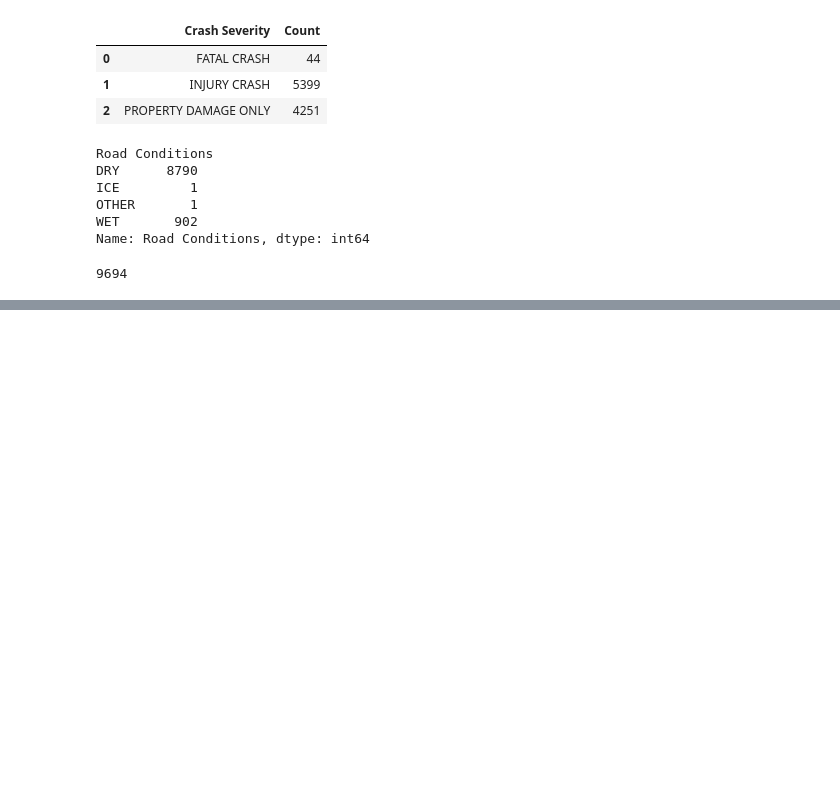
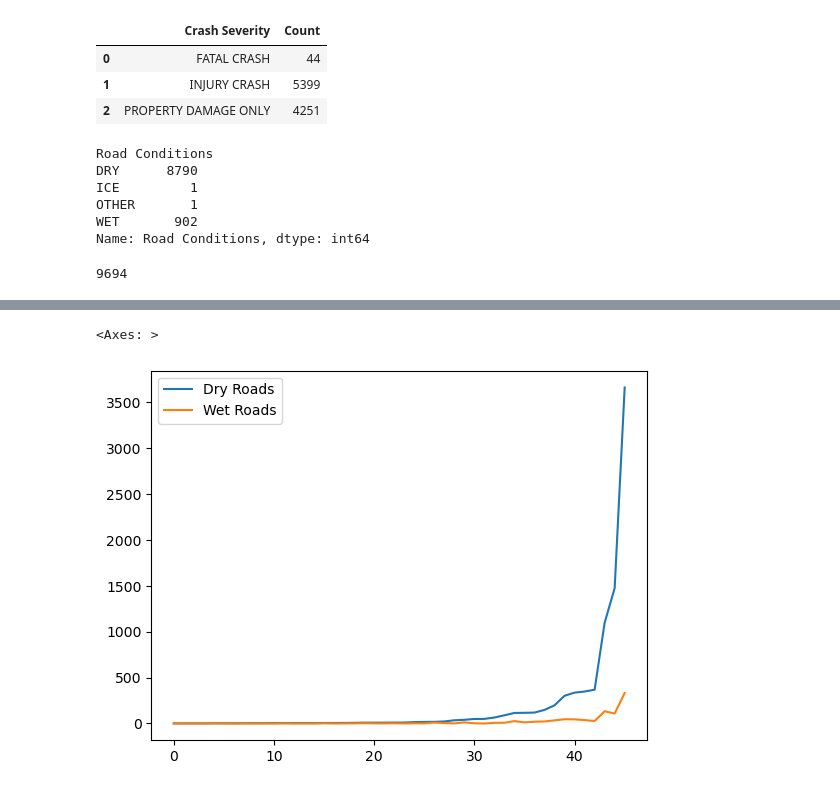
Before and after one commit to jenleemcnew/SMU-Data-Science--Clark-County-NV-Vehicle-Accident-Analysis---Project-1-Team-3, a Jupyter notebook: Kevin_ver1.ipynb, the cells around one changed output, grey strips where cells are left out. Saved outputs shown, nothing was run; the diff lists cells and outputs as text; code cells hidden in the pictures; blank space fills up the shorter version.

```diff
--- a/Kevin_ver1.ipynb
+++ b/Kevin_ver1.ipynb
@@ -618,0 +607,21 @@ clean_traffic_data
+# %%
+
+#Is there a correlation between vehicle type and road condition?
+wet_road_condition = clean_traffic_data[clean_traffic_data["Road Conditions"]=="WET"].groupby("Vehicle_Type")["Road Conditions"].count()
+wet_road_condition = pd.DataFrame(wet_road_condition).reset_index()
+wet_road_condition = wet_road_condition.sort_values("Road Conditions", ascending= True)
+wet_road_condition = wet_road_condition.rename(columns={'Road Conditions':'Wet Roads'})
+wet_road_condition
+
+dry_road_condition = clean_traffic_data[clean_traffic_data["Road Conditions"]=="DRY"].groupby("Vehicle_Type")["Road Conditions"].count()
+dry_road_condition = pd.DataFrame(dry_road_condition).reset_index()
+dry_road_condition = dry_road_condition.sort_values("Road Conditions", ascending= True)
+dry_road_condition = dry_road_condition.rename(columns={'Road Conditions':'Dry Roads'})
+dry_road_condition
+
+vehicle_road_conditions = pd.merge(dry_road_condition,wet_road_condition,how="left",on=["Vehicle_Type","Vehicle_Type"])
+vehicle_road_conditions = vehicle_road_conditions.fillna(0)
+vehicle_road_conditions.plot()
+# %% [output]
+<Axes: >
+[figure, added]
```
Also changed, not shown: parts of 14 cells of this notebook, 1 other file.
